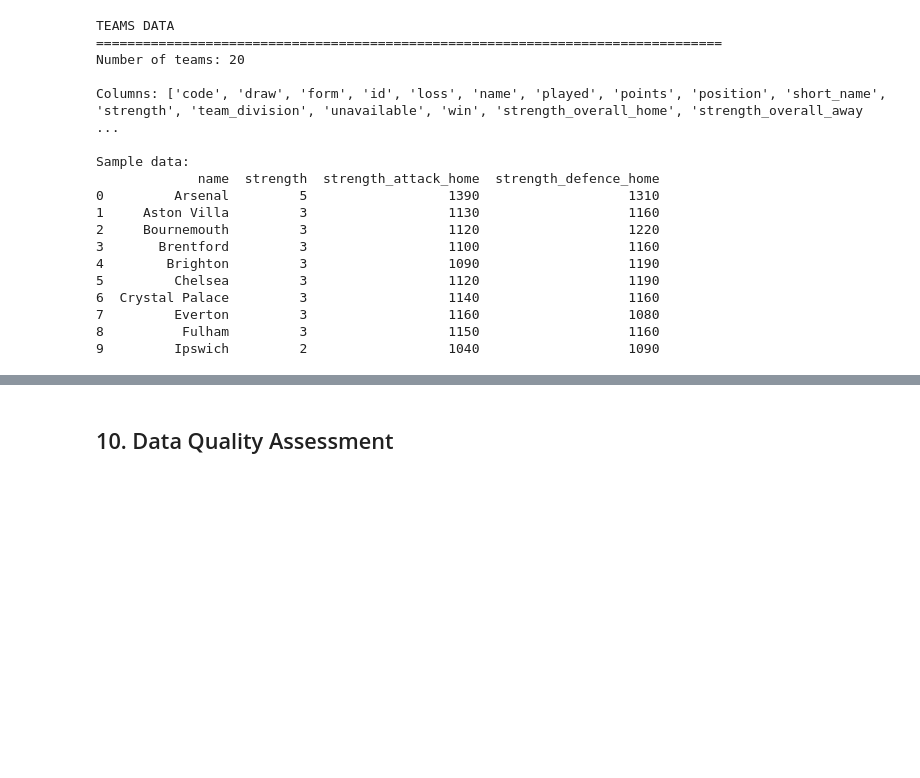
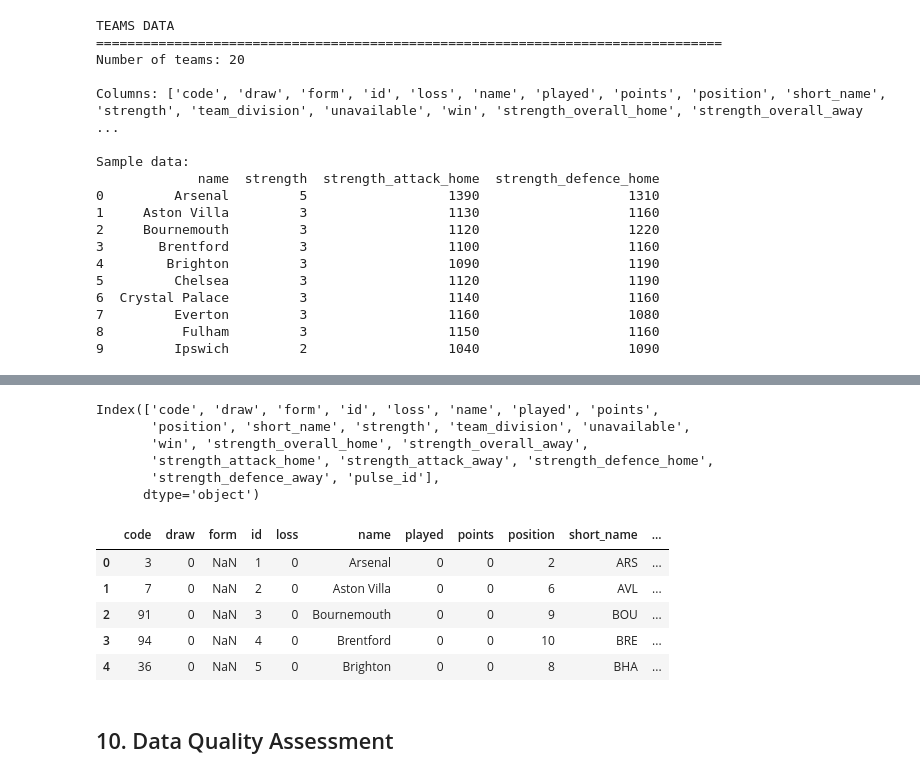
Before and after one commit to ChuckySRB/FPL-ML, a Jupyter notebook: notebooks/01_exploratory_data_analysis.ipynb, the cells around one changed output, grey strips where cells are left out. Drawn from its saved outputs; the diff is of its cells as text; code cells hidden in the pictures; blank space fills up the shorter version.

```diff
--- a/notebooks/01_exploratory_data_analysis.ipynb
+++ b/notebooks/01_exploratory_data_analysis.ipynb
@@ -365,3 +377,19 @@ if all(col in teams_df.columns for col in ['name', 'strength_attack_home', 'stre
+# %%
+print(teams_df.columns)
+teams_df.head()
+# %% [output]
+Index(['code', 'draw', 'form', 'id', 'loss', 'name', 'played', 'points',
+       'position', 'short_name', 'strength', 'team_division', 'unavailable',
+       'win', 'strength_overall_home', 'strength_overall_away',
+       'strength_attack_home', 'strength_attack_away', 'strength_defence_home',
+       'strength_defence_away', 'pulse_id'],
+      dtype='object')
+|  | code | draw | form | id | loss | name | played | points | position | short_name | ... |
+| 0 | 3 | 0 | NaN | 1 | 0 | Arsenal | 0 | 0 | 2 | ARS | ... |
+| 1 | 7 | 0 | NaN | 2 | 0 | Aston Villa | 0 | 0 | 6 | AVL | ... |
+| 2 | 91 | 0 | NaN | 3 | 0 | Bournemouth | 0 | 0 | 9 | BOU | ... |
+| 3 | 94 | 0 | NaN | 4 | 0 | Brentford | 0 | 0 | 10 | BRE | ... |
+| 4 | 36 | 0 | NaN | 5 | 0 | Brighton | 0 | 0 | 8 | BHA | ... |
 # %% [markdown]
 ## 10. Data Quality Assessment
 # %%
```
Also changed, not shown: parts of 4 cells of this notebook, 2 other files.
